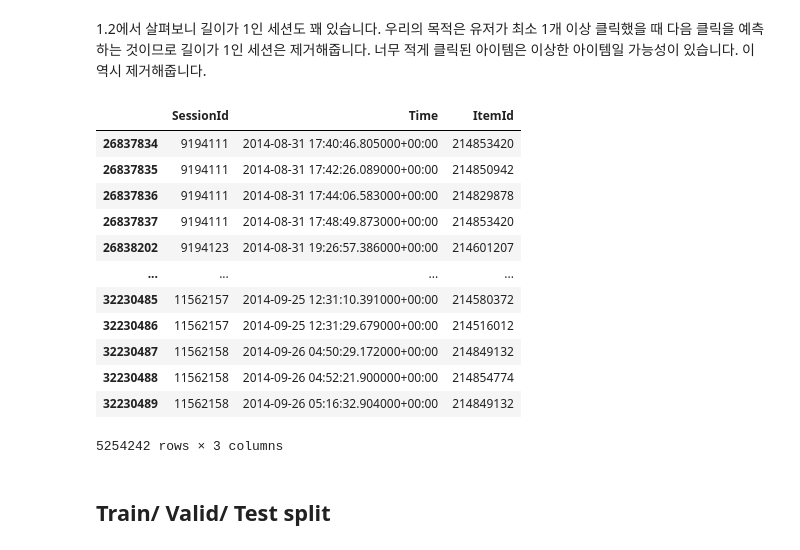
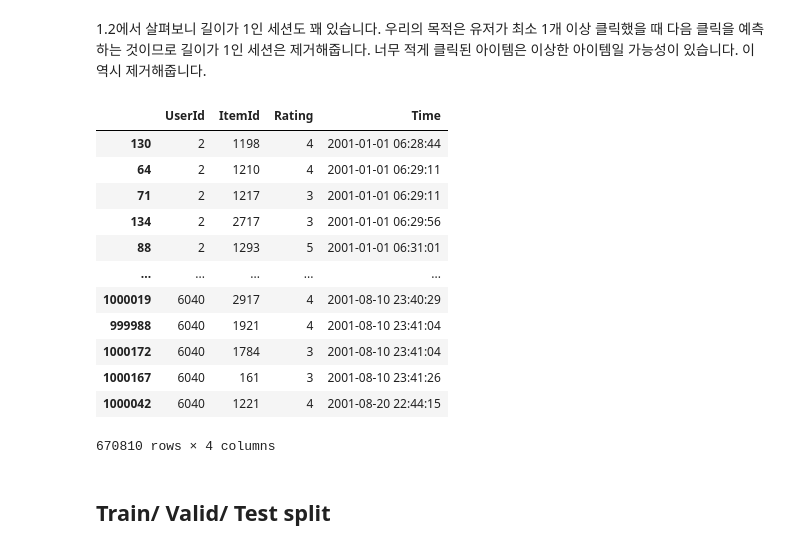
Before and after one commit to Jeonda/aiffel, a Jupyter notebook: [E17]Movielens_SBR.ipynb, the cells around one changed output. Drawn from its saved outputs; the diff is of its cells as text; code cells hidden in the pictures.

```diff
--- a/[E17]Movielens_SBR.ipynb
+++ b/[E17]Movielens_SBR.ipynb
@@ -87,6 +38,0 @@ def load_data(data_path: Path, nrows=None):
-# %%
-# 시간이 좀 걸릴 수 있습니다. 메모리도 10GB 가까이 소요될 수 있으니 메모리 상태에 주의해 주세요.
-
-data = load_data(train_path, None)
-data.sort_values(['SessionId', 'Time'], inplace=True)  # data를 id와 시간 순서로 정렬해줍니다.
-data
@@ -106,0 +39,10 @@ data
+# %%
+# 시간 변환
+import datetime, time
+times = data["Time"]
+tmp_list = []
+for time in times:
+    tmp_date = dt.datetime.fromtimestamp(time)
+    tmp_list.append(tmp_date)
+data["Time"] = tmp_list
+data
@@ -221,6 +178,6 @@ latest는 Timestamp 객체이기 때문에 int 객체와의 사칙연산을 지
 날짜끼리의 차이를 구하고 싶을 때는 datetime 라이브러리의 timedelta 객체를 사용합니다.
 # %%
 month_ago = latest - dt.timedelta(30)     # 최종 날짜로부터 30일 이전 날짜를 구한다.
-data = data[data['Time'] > month_ago]   # 방금 구한 날짜 이후의 데이터만 모은다.
-data
+#data = data[data['Time'] > month_ago]   # 방금 구한 날짜 이후의 데이터만 모은다.
+#data
 # %% [output]
@@ -269,22 +226,22 @@ def cleanse_unpopular_item(data: pd.DataFrame, least_click):
     data = data[data['ItemId'].isin(item_use)]
     return data
 # %%
-data = cleanse_recursive(data, shortest=2, least_click=5)
+data = cleanse_recursive(data, shortest=96, least_click=200)
 data
 # %% [output]
-|  | SessionId | Time | ItemId |
-| 26837834 | 9194111 | 2014-08-31 17:40:46.805000+00:00 | 214853420 |
-| 26837835 | 9194111 | 2014-08-31 17:42:26.089000+00:00 | 214850942 |
-| 26837836 | 9194111 | 2014-08-31 17:44:06.583000+00:00 | 214829878 |
-| 26837837 | 9194111 | 2014-08-31 17:48:49.873000+00:00 | 214853420 |
-| 26838202 | 9194123 | 2014-08-31 19:26:57.386000+00:00 | 214601207 |
-| ... | ... | ... | ... |
-| 32230485 | 11562157 | 2014-09-25 12:31:10.391000+00:00 | 214580372 |
-| 32230486 | 11562157 | 2014-09-25 12:31:29.679000+00:00 | 214516012 |
-| 32230487 | 11562158 | 2014-09-26 04:50:29.172000+00:00 | 214849132 |
-| 32230488 | 11562158 | 2014-09-26 04:52:21.900000+00:00 | 214854774 |
-| 32230489 | 11562158 | 2014-09-26 05:16:32.904000+00:00 | 214849132 |
+|  | UserId | ItemId | Rating | Time |
+| 130 | 2 | 1198 | 4 | 2001-01-01 06:28:44 |
+| 64 | 2 | 1210 | 4 | 2001-01-01 06:29:11 |
+| 71 | 2 | 1217 | 3 | 2001-01-01 06:29:11 |
+| 134 | 2 | 2717 | 3 | 2001-01-01 06:29:56 |
+| 88 | 2 | 1293 | 5 | 2001-01-01 06:31:01 |
+| ... | ... | ... | ... | ... |
+| 1000019 | 6040 | 2917 | 4 | 2001-08-10 23:40:29 |
+| 999988 | 6040 | 1921 | 4 | 2001-08-10 23:41:04 |
+| 1000172 | 6040 | 1784 | 3 | 2001-08-10 23:41:04 |
+| 1000167 | 6040 | 161 | 3 | 2001-08-10 23:41:26 |
+| 1000042 | 6040 | 1221 | 4 | 2001-08-20 22:44:15 |
-5254242 rows × 3 columns
+670810 rows × 4 columns
 # %% [markdown]
 ## Train/ Valid/ Test split
 # %% [markdown]
```
Also changed, not shown: parts of 46 cells of this notebook.
